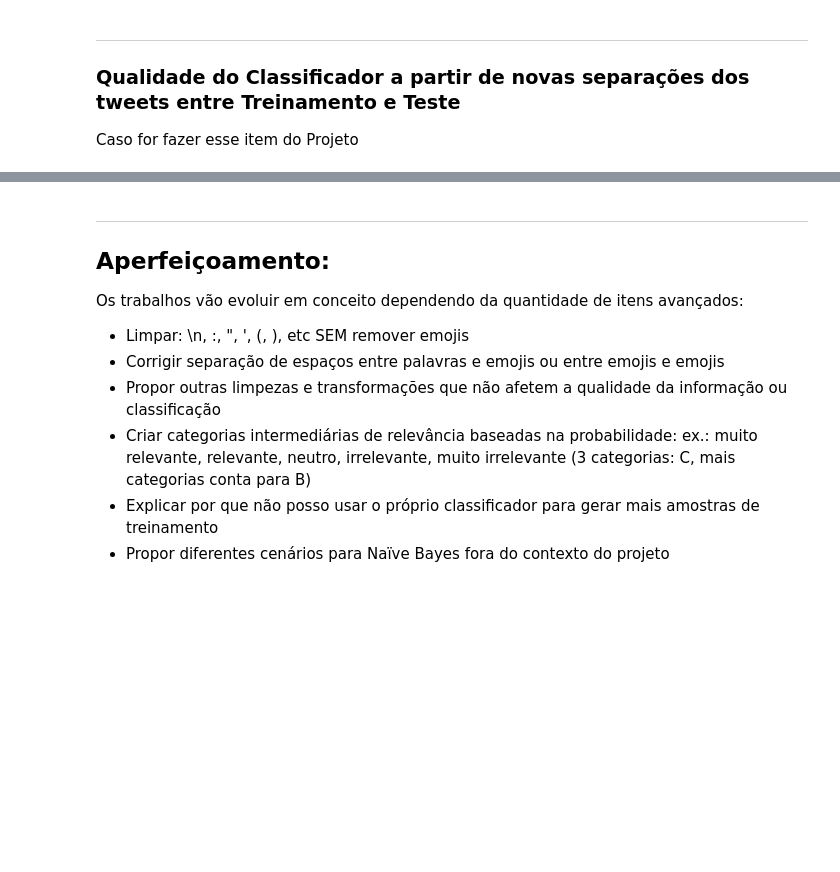
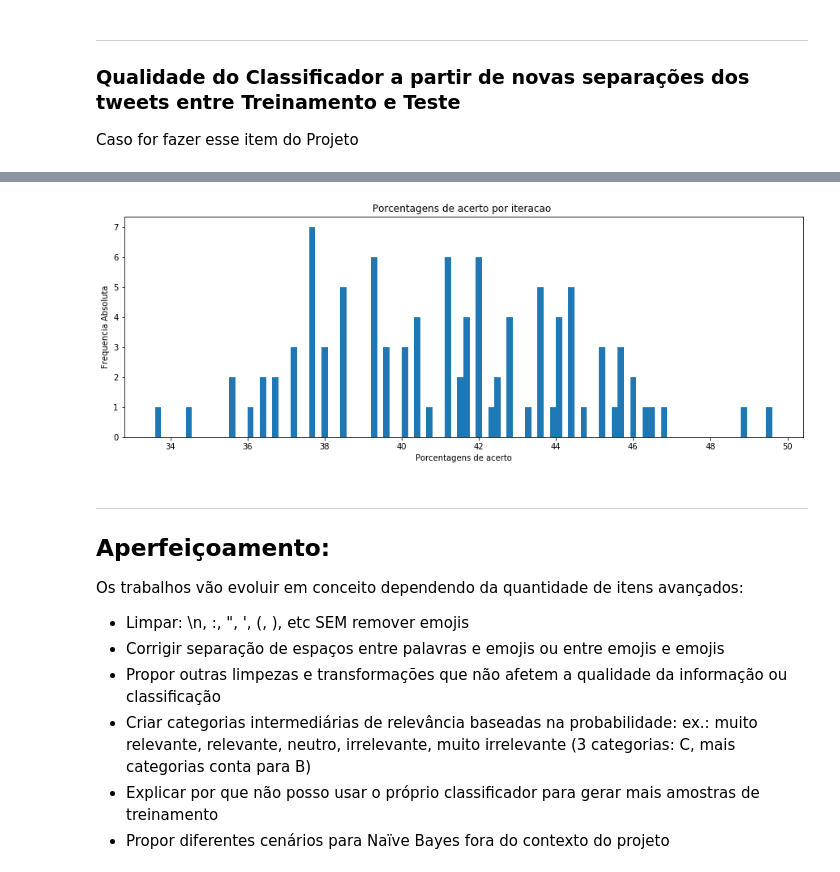
Before and after one commit to JorasOliveira/cDadosP1, a Jupyter notebook: Projeto1_Layout_Classificador.ipynb, the cells around one changed output, grey strips where cells are left out. Cells and saved outputs as stored; diff of their text form; code cells hidden in the pictures; blank space fills up the shorter version.

```diff
--- a/Projeto1_Layout_Classificador.ipynb
+++ b/Projeto1_Layout_Classificador.ipynb
@@ -359,7 +363,7 @@ def classifier(X_train, X_test, y_train, y_test):
 
 
     for c in chars: #iterando a listad e cacarteres p/ remover
-        y_train =  [x if x != c else c for x in y_train]
+        y_train =  [x if x != c else ' ' for x in y_train]
 
     tweet_counter = 0 #contador para o word_count[word][X_train[tweet_counter]], conta o tweet que estamos na iteracao atual acessa a classificaca adequeada
 
@@ -373,7 +377,7 @@ def classifier(X_train, X_test, y_train, y_test):
             word_count[word][X_train[tweet_counter - 1]] += 1 #incrementando o contador do valor correto #X_train
             total += 1
 
-    print(total)
+
     I = {word: word_count[word]['I'] for word in word_count if word_count[word]['I'] > 0} #I contem todas as palavras Irrelevantes, seu sum(I.values) == total de palavras Irrelevantes
     P = {word: word_count[word]['P'] for word in word_count if word_count[word]['P'] > 0} #P contem todas as palavras Pouco relevantes, seu sum(P.values) == total de palavras Pouco relevantes
     R = {word: word_count[word]['R'] for word in word_count if word_count[word]['R'] > 0} #R contem todas as palavras Relevantes, seu sum(R.values) == total de palavras Relevantes
@@ -455,11 +459,12 @@ X = split["Classificação"]
 y = split['tweets']
 
 X_train, X_test, y_train, y_test = train_test_split(X, y, test_size = 250, train_size = 500, random_state = i)
-
+results = []
 for i in range(100):
     X_train, X_test, y_train, y_test = train_test_split(X, y, test_size = 250, train_size = 500, random_state = i)
 #     print(X_train)
 #     print(X_test)
     plsWork =  classifier(X_train, X_test, y_train, y_test)
 
-    #plsWork.head()
+    tab = (pd.crosstab(plsWork[0], plsWork.Classificador , normalize = True)*100).round(5)
+    results.append(tab.I.I + tab.P.P + tab.R.R)
@@ -490,3 +471,22 @@ AttributeError: 'NoneType' object has no attribute 'Classificação'
+# %%
+# tab = (pd.crosstab(plsWork[0], plsWork.Classificador , normalize = True)*100).round(5)
+
+results = pd.DataFrame(data = results)
+
+# print(results)
+results = results.T
+
+# print(pd.cut(results[0], bins = 100).value_counts)
+
+
+plt.figure(figsize=(15, 5))
+plt.hist(results, bins = 100)   #np.arange(0, 100, 1))
+plt.title('Porcentagens de acerto por iteracao ')
+plt.xlabel('Porcentagens de acerto')
+plt.ylabel('Frequencia Absoluta')
+plt.show()
+# %% [output]
+[figure, added]
 # %% [markdown]
 ___
 ## Aperfeiçoamento:
```
Also changed, not shown: parts of 4 cells of this notebook.
